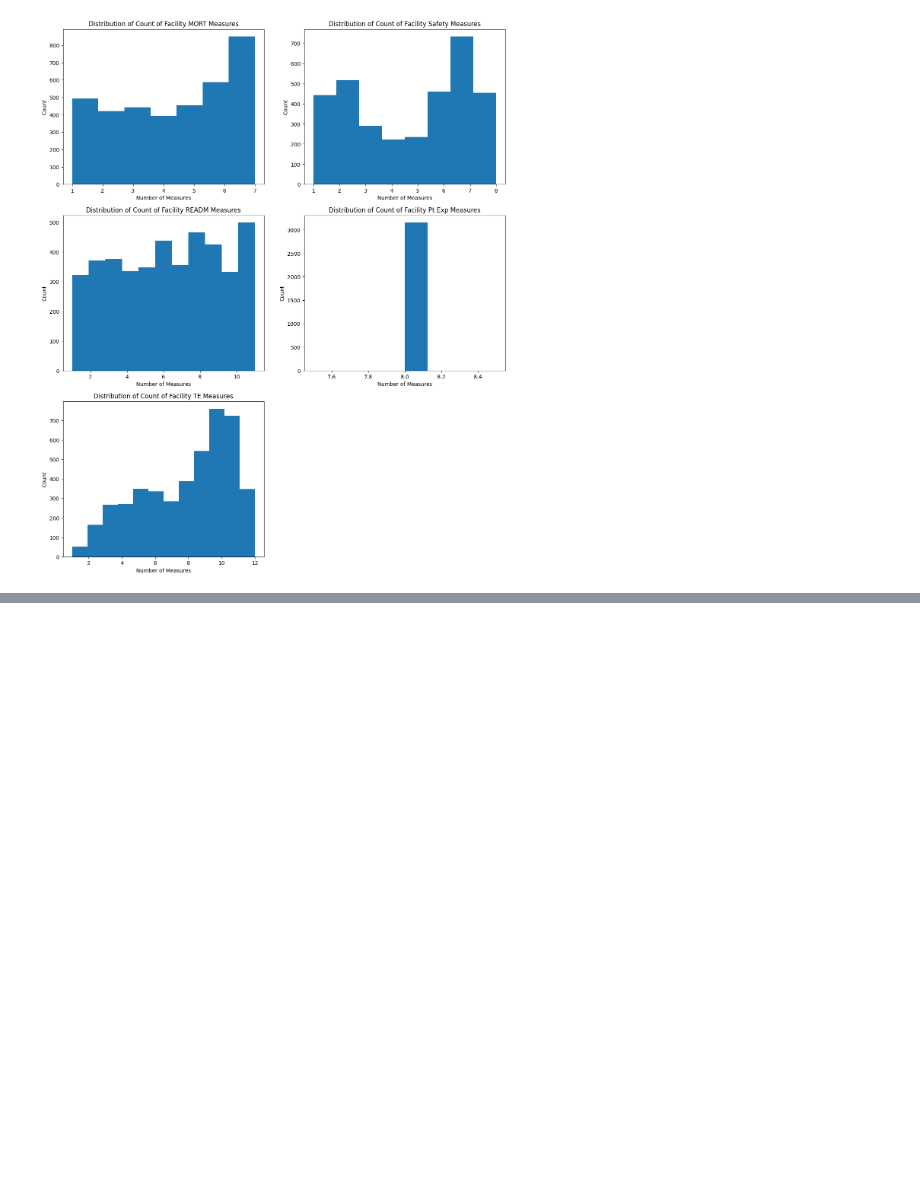
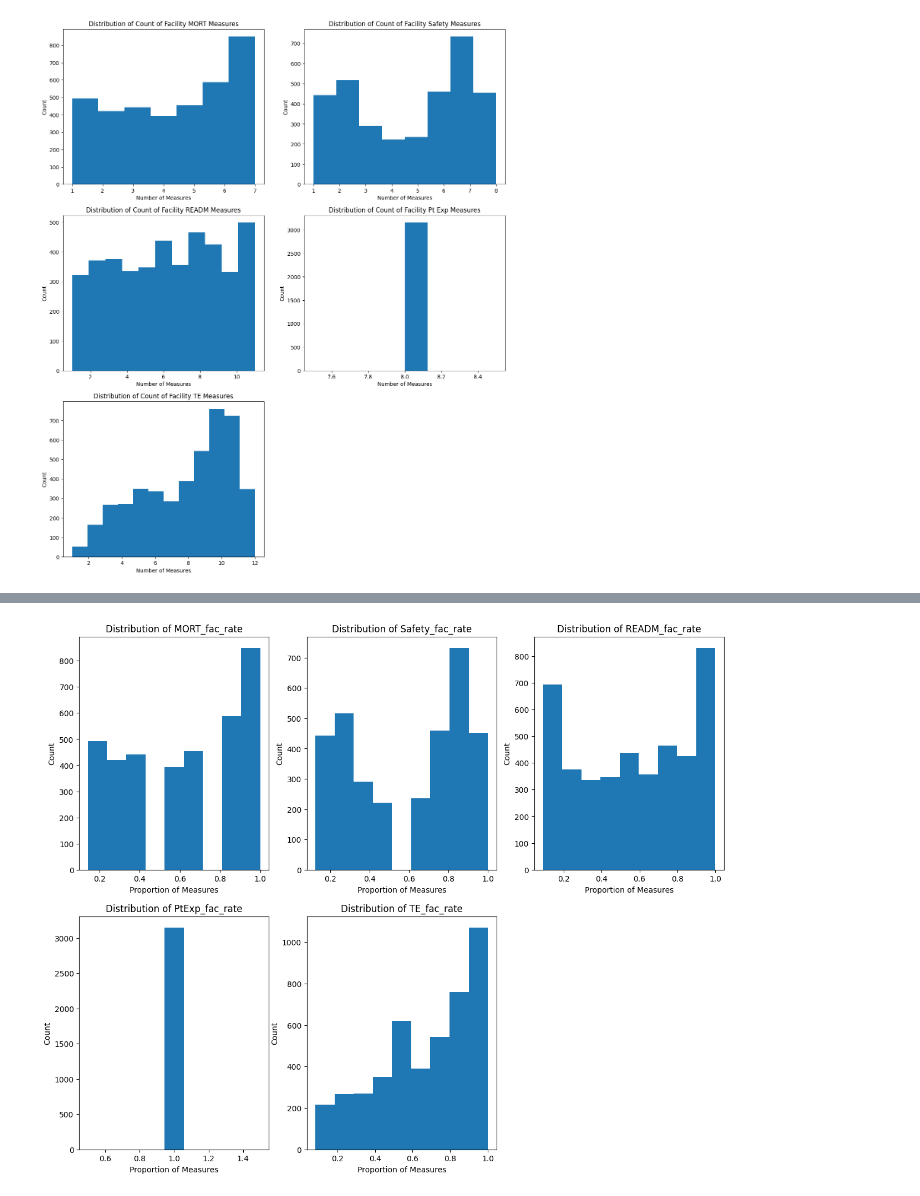
Before and after one commit to wlgagli26/gen_hosp_exploration, a Jupyter notebook: notebooks/eda_notebook.ipynb, the cells around one changed output, grey strips where cells are left out. Cells and saved outputs as stored; diff of their text form; code cells hidden in the pictures; blank space fills up the shorter version.

```diff
--- a/notebooks/eda_notebook.ipynb
+++ b/notebooks/eda_notebook.ipynb
@@ -188,0 +234,19 @@ fig.delaxes(axes[5])
+# %%
+#Plot Facility measure count rates for each category
+
+fac_rates = ['MORT_fac_rate', 'Safety_fac_rate', 'READM_fac_rate',
+             'PtExp_fac_rate', 'TE_fac_rate']
+bet_rates = ['MORT_bet_rate', 'Safety_bet_rate', 'READM_bet_rate']
+
+fig, axes = plt.subplots(2, 3, figsize=(15,12))
+axes = axes.ravel()
+
+for i,fac in enumerate(fac_rates):
+    axes[i].hist(df[fac].dropna(), bins=int(df[fac].dropna().max()*10-1))
+    axes[i].set_title(f'Distribution of {fac}')
+    axes[i].set_xlabel('Proportion of Measures')
+    axes[i].set_ylabel('Count')
+
+fig.delaxes(axes[5])
+# %% [output]
+[figure, added]
```
Also changed, not shown: parts of 24 cells of this notebook, 10 other files.
